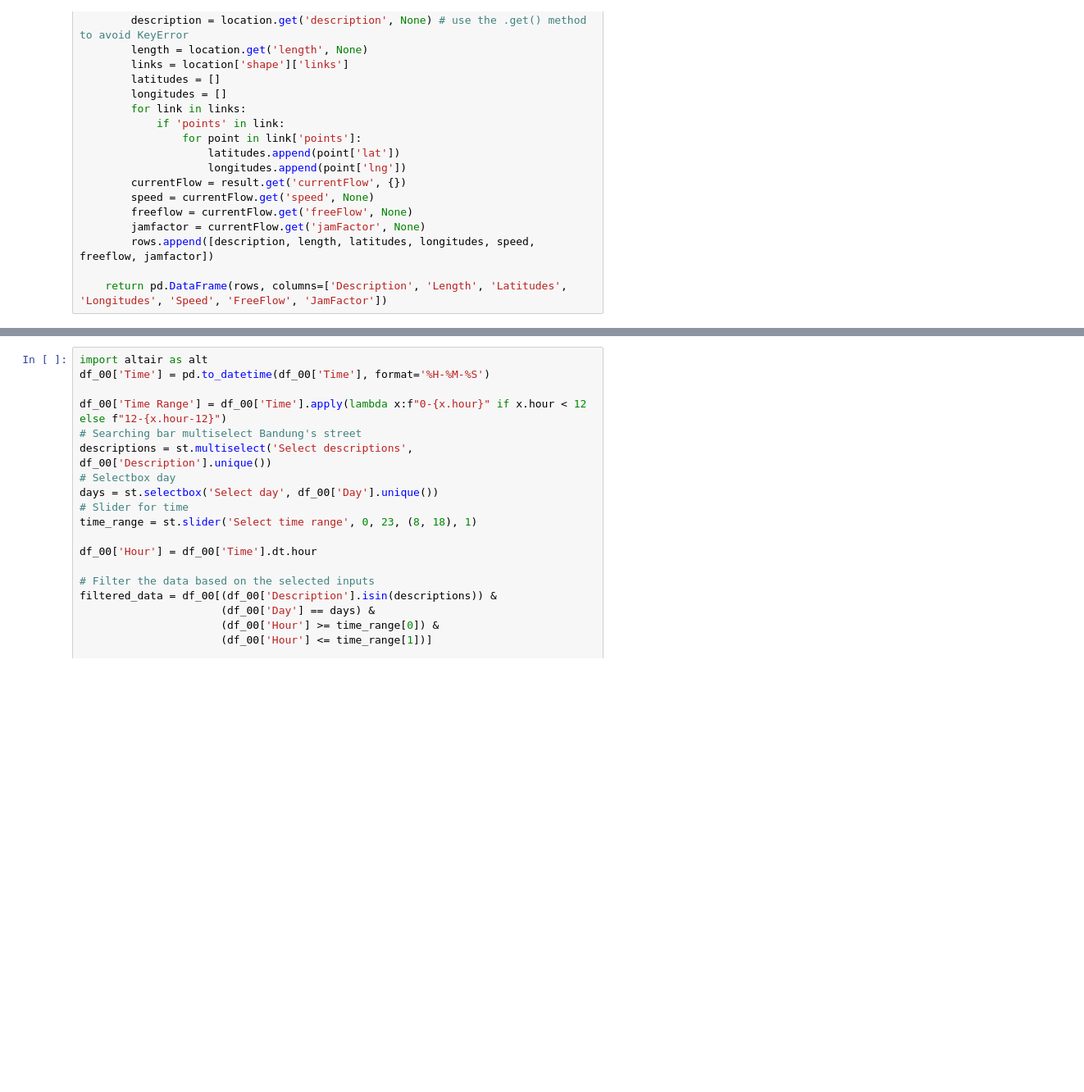
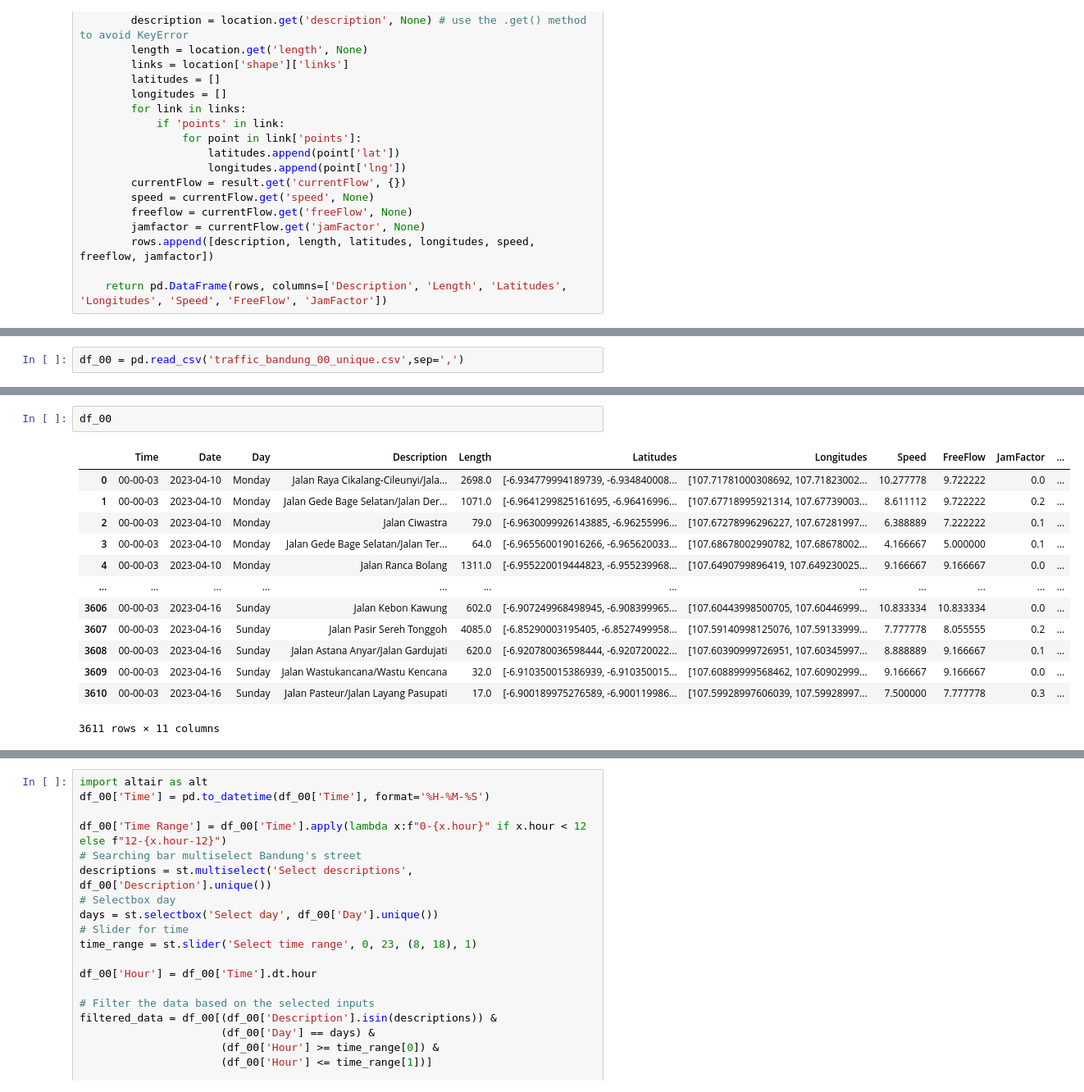
Before and after one commit to ditarnnt/Bandung-Traffic, a Jupyter notebook: streamlit.ipynb, the cells around one changed output, grey strips where cells are left out. Shown: that part at 82% size. Cells and saved outputs as stored; diff of their text form; blank space fills up the shorter version.

```diff
--- a/streamlit.ipynb
+++ b/streamlit.ipynb
@@ -219,0 +469,2 @@ df_00.to_csv('traffic_bandung_00.csv', index=False)
+# %%
+df_00 = pd.read_csv('traffic_bandung_00_unique.csv',sep=',')
@@ -219,0 +487,16 @@ df_00.to_csv('traffic_bandung_00.csv', index=False)
+# %%
+df_00
+# %% [output]
+|  | Time | Date | Day | Description | Length | Latitudes | Longitudes | Speed | FreeFlow | JamFactor | ... |
+| 0 | 00-00-03 | 2023-04-10 | Monday | Jalan Raya Cikalang-Cileunyi/Jala... | 2698.0 | [-6.934779994189739, -6.934840008... | [107.71781000308692, 107.71823002... | 10.277778 | 9.722222 | 0.0 | ... |
+| 1 | 00-00-03 | 2023-04-10 | Monday | Jalan Gede Bage Selatan/Jalan Der... | 1071.0 | [-6.9641299825161695, -6.96416996... | [107.67718995921314, 107.67739003... | 8.611112 | 9.722222 | 0.2 | ... |
+| 2 | 00-00-03 | 2023-04-10 | Monday | Jalan Ciwastra | 79.0 | [-6.9630099926143885, -6.96255996... | [107.67278996296227, 107.67281997... | 6.388889 | 7.222222 | 0.1 | ... |
+| 3 | 00-00-03 | 2023-04-10 | Monday | Jalan Gede Bage Selatan/Jalan Ter... | 64.0 | [-6.965560019016266, -6.965620033... | [107.68678002990782, 107.68678002... | 4.166667 | 5.000000 | 0.1 | ... |
+| 4 | 00-00-03 | 2023-04-10 | Monday | Jalan Ranca Bolang | 1311.0 | [-6.955220019444823, -6.955239968... | [107.6490799896419, 107.649230025... | 9.166667 | 9.166667 | 0.0 | ... |
+| ... | ... | ... | ... | ... | ... | ... | ... | ... | ... | ... | ... |
+| 3606 | 00-00-03 | 2023-04-16 | Sunday | Jalan Kebon Kawung | 602.0 | [-6.907249968498945, -6.908399965... | [107.60443998500705, 107.60446999... | 10.833334 | 10.833334 | 0.0 | ... |
+| 3607 | 00-00-03 | 2023-04-16 | Sunday | Jalan Pasir Sereh Tonggoh | 4085.0 | [-6.85290003195405, -6.8527499958... | [107.59140998125076, 107.59133999... | 7.777778 | 8.055555 | 0.2 | ... |
+| 3608 | 00-00-03 | 2023-04-16 | Sunday | Jalan Astana Anyar/Jalan Gardujati | 620.0 | [-6.920780036598444, -6.920720022... | [107.60390999726951, 107.60345997... | 8.888889 | 9.166667 | 0.1 | ... |
+| 3609 | 00-00-03 | 2023-04-16 | Sunday | Jalan Wastukancana/Wastu Kencana | 32.0 | [-6.910350015386939, -6.910350015... | [107.60889999568462, 107.60902999... | 9.166667 | 9.166667 | 0.0 | ... |
+| 3610 | 00-00-03 | 2023-04-16 | Sunday | Jalan Pasteur/Jalan Layang Pasupati | 17.0 | [-6.900189975276589, -6.900119986... | [107.59928997606039, 107.59928997... | 7.500000 | 7.777778 | 0.3 | ... |
+3611 rows × 11 columns
```
Also changed, not shown: parts of 39 cells of this notebook.
